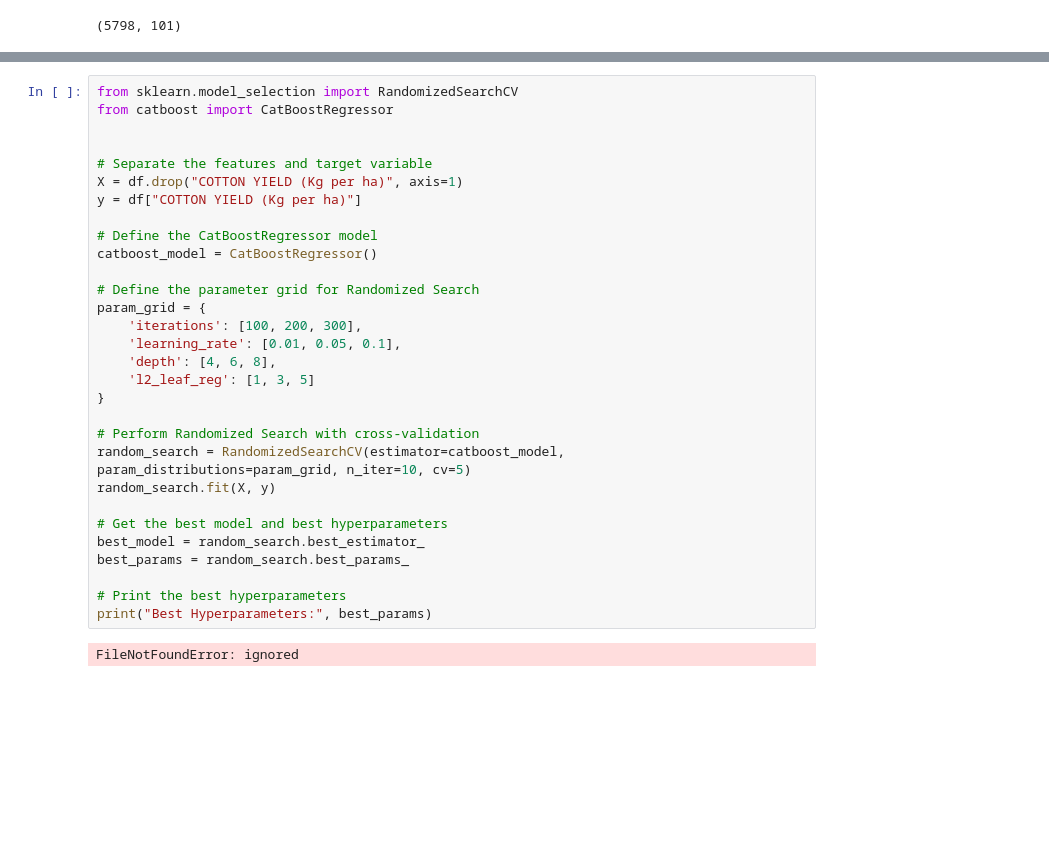
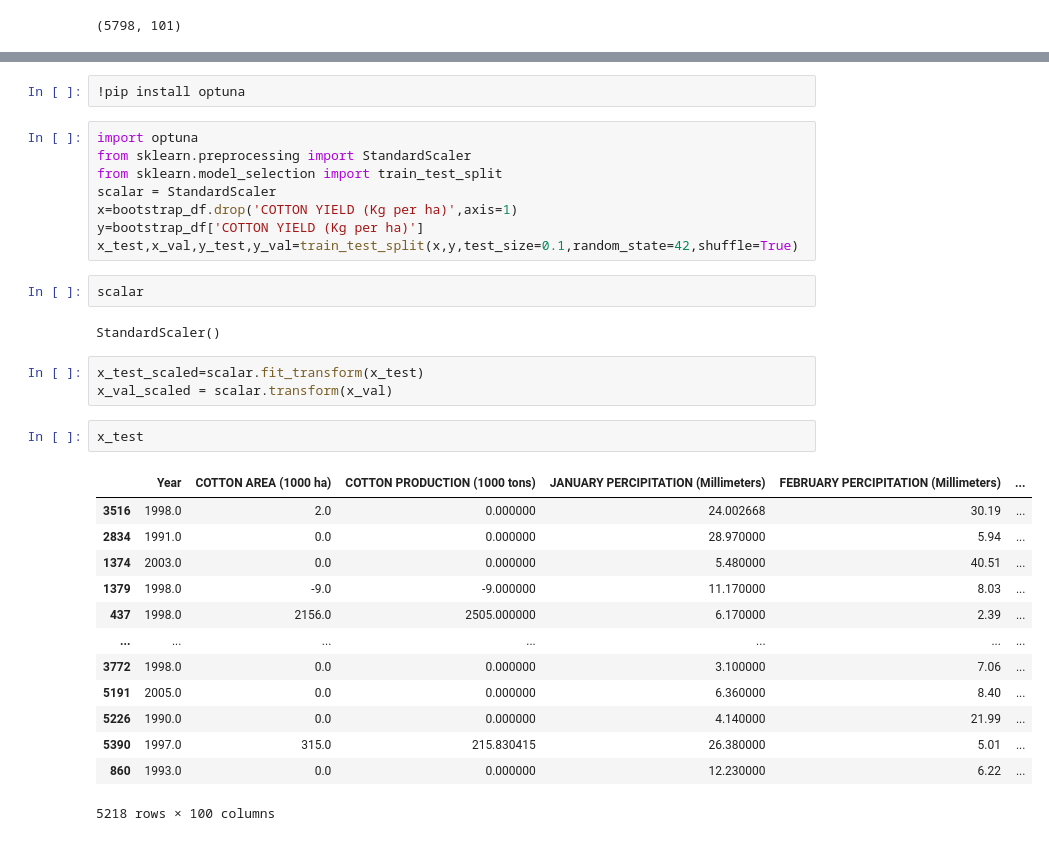
Before and after one commit to whitehatjr1001/Geopact-hackathon, a Jupyter notebook: Genpact_Hackathon.ipynb, the cells around one changed output, grey strips where cells are left out. Drawn from its saved outputs; the diff is of its cells as text; blank space fills up the shorter version.

```diff
--- a/Genpact_Hackathon.ipynb
+++ b/Genpact_Hackathon.ipynb
@@ -206,35 +206,36 @@ Requirement already satisfied: pyparsing>=2.3.1 in /usr/local/lib/python3.10/dis
 Requirement already satisfied: tenacity>=6.2.0 in /usr/local/lib/python3.10/dist-packages (from plotly->catboost) (8.2.2)
 Installing collected packages: catboost
 Successfully installed catboost-1.2
-# %%
-from sklearn.model_selection import RandomizedSearchCV
-from catboost import CatBoostRegressor
-
-
-# Separate the features and target variable
-X = df.drop("COTTON YIELD (Kg per ha)", axis=1)
-y = df["COTTON YIELD (Kg per ha)"]
-
-# Define the CatBoostRegressor model
-catboost_model = CatBoostRegressor()
-
-# Define the parameter grid for Randomized Search
-param_grid = {
-    'iterations': [100, 200, 300],
-    'learning_rate': [0.01, 0.05, 0.1],
-    'depth': [4, 6, 8],
-    'l2_leaf_reg': [1, 3, 5]
-}
-
-# Perform Randomized Search with cross-validation
-random_search = RandomizedSearchCV(estimator=catboost_model, param_distributions=param_grid, n_iter=10, cv=5)
-random_search.fit(X, y)
-
-# Get the best model and best hyperparameters
-best_model = random_search.best_estimator_
-best_params = random_search.best_params_
-
-# Print the best hyperparameters
-print("Best Hyperparameters:", best_params)
-# %% [output]
-FileNotFoundError: ignored
+# %%
+!pip install optuna
+# %%
+import optuna
+from sklearn.preprocessing import StandardScaler
+from sklearn.model_selection import train_test_split
+scalar = StandardScaler
+x=bootstrap_df.drop('COTTON YIELD (Kg per ha)',axis=1)
+y=bootstrap_df['COTTON YIELD (Kg per ha)']
+x_test,x_val,y_test,y_val=train_test_split(x,y,test_size=0.1,random_state=42,shuffle=True)
+# %%
+scalar
+# %% [output]
+StandardScaler()
+# %%
+x_test_scaled=scalar.fit_transform(x_test)
+x_val_scaled = scalar.transform(x_val)
+# %%
+x_test
+# %% [output]
+|  | Year | COTTON AREA (1000 ha) | COTTON PRODUCTION (1000 tons) | JANUARY PERCIPITATION (Millimeters) | FEBRUARY PERCIPITATION (Millimeters) | ... |
+| 3516 | 1998.0 | 2.0 | 0.000000 | 24.002668 | 30.19 | ... |
+| 2834 | 1991.0 | 0.0 | 0.000000 | 28.970000 | 5.94 | ... |
+| 1374 | 2003.0 | 0.0 | 0.000000 | 5.480000 | 40.51 | ... |
+| 1379 | 1998.0 | -9.0 | -9.000000 | 11.170000 | 8.03 | ... |
+| 437 | 1998.0 | 2156.0 | 2505.000000 | 6.170000 | 2.39 | ... |
+| ... | ... | ... | ... | ... | ... | ... |
+| 3772 | 1998.0 | 0.0 | 0.000000 | 3.100000 | 7.06 | ... |
+| 5191 | 2005.0 | 0.0 | 0.000000 | 6.360000 | 8.40 | ... |
+| 5226 | 1990.0 | 0.0 | 0.000000 | 4.140000 | 21.99 | ... |
+| 5390 | 1997.0 | 315.0 | 215.830415 | 26.380000 | 5.01 | ... |
+| 860 | 1993.0 | 0.0 | 0.000000 | 12.230000 | 6.22 | ... |
+5218 rows × 100 columns
```
Also changed, not shown: parts of 4 cells of this notebook.
